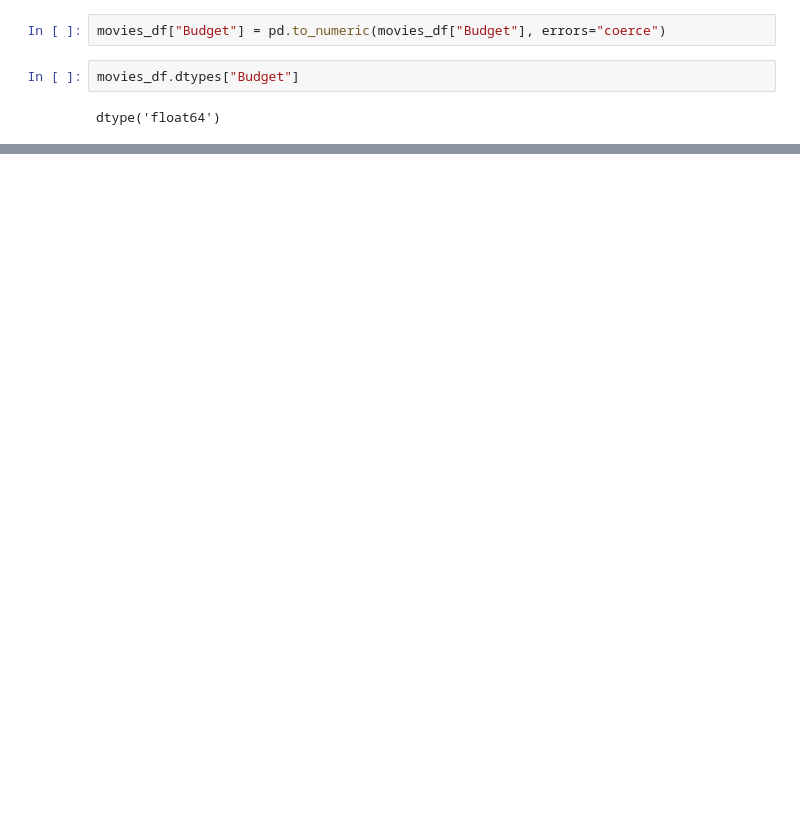
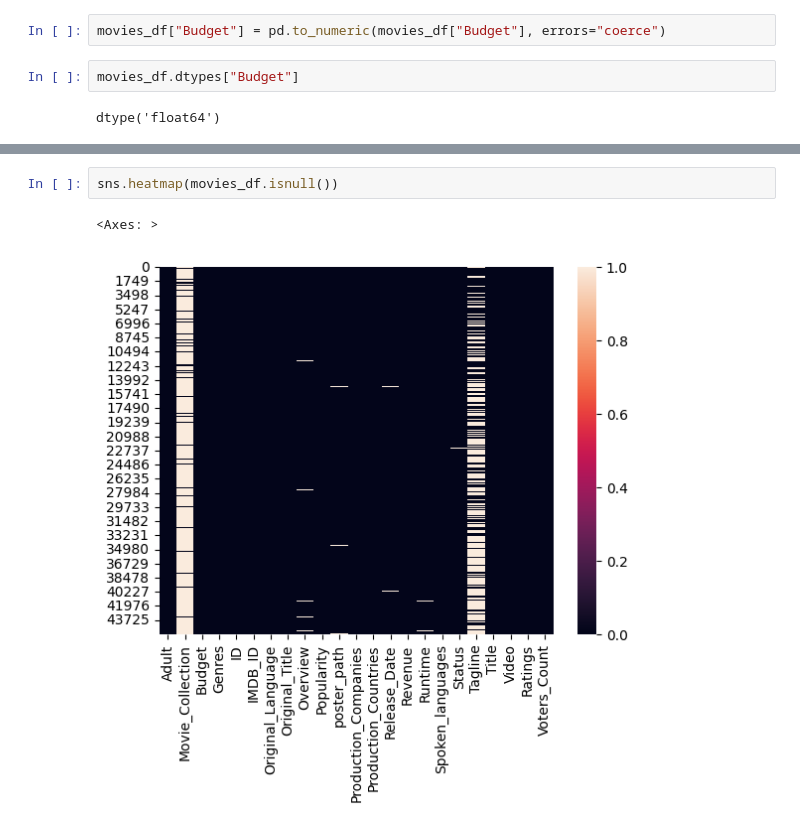
Before and after one commit to slimrivermoi/Techlabs-DS5, a Jupyter notebook: EDA_Chan.ipynb, the cells around one changed output, grey strips where cells are left out. Cells and saved outputs as stored; diff of their text form; blank space fills up the shorter version.

```diff
--- a/EDA_Chan.ipynb
+++ b/EDA_Chan.ipynb
@@ -124,0 +142,5 @@ dtype('float64')
+# %%
+sns.heatmap(movies_df.isnull())
+# %% [output]
+<Axes: >
+[figure, added]
```
Also changed, not shown: parts of 31 cells of this notebook.
